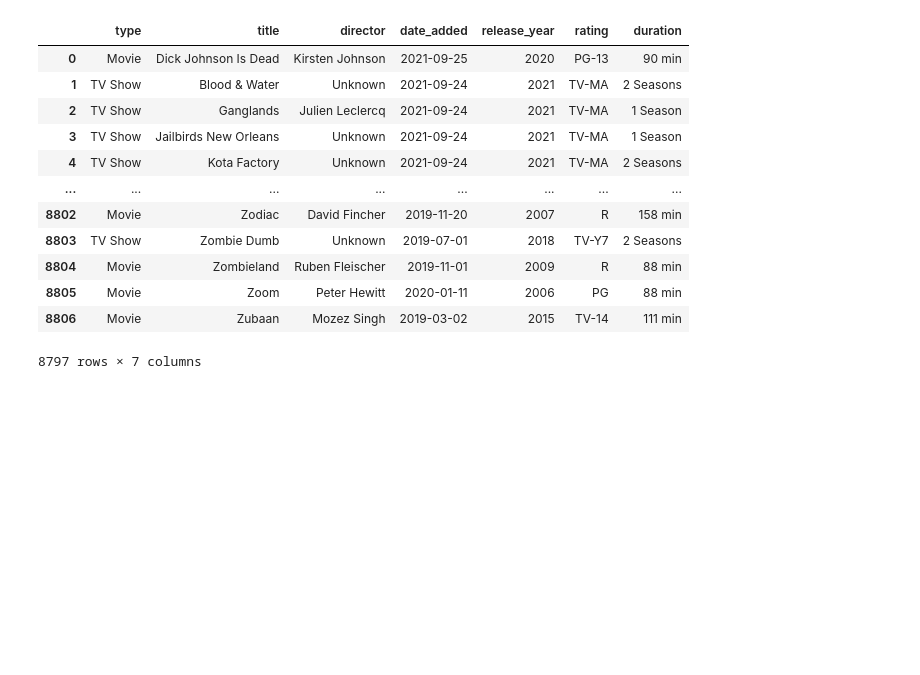
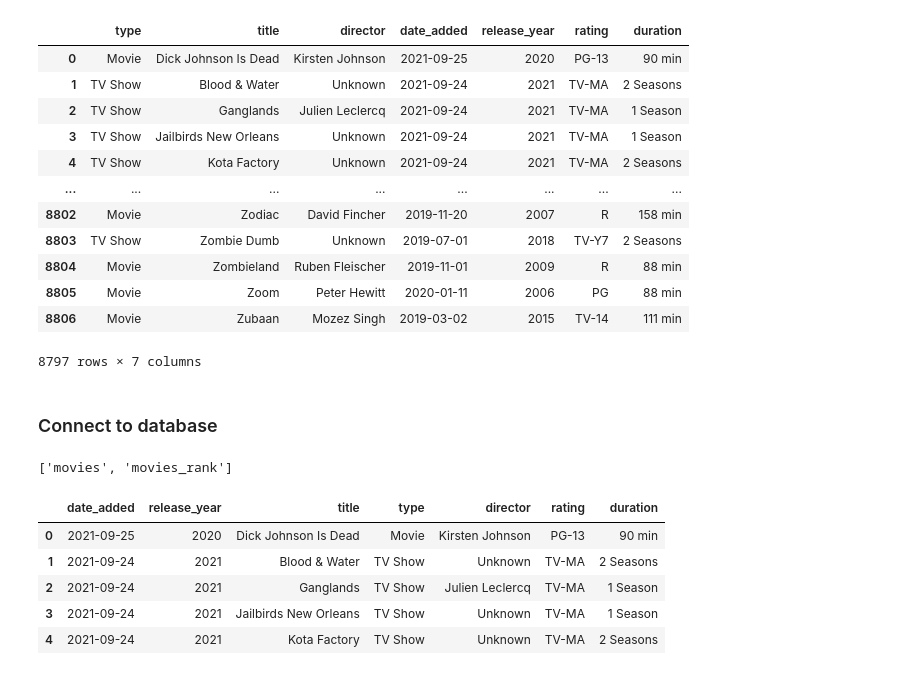
Before and after one commit to Tristancarlisle/ETL-Project, a Jupyter notebook: Project.ipynb, the cells around one changed output. Cells and saved outputs as stored; diff of their text form; code cells hidden in the pictures; blank space fills up the shorter version.

Commit message:
loaded dataframe to database

```diff
--- a/Project.ipynb
+++ b/Project.ipynb
@@ -142,3 +142,16 @@ See the caveats in the documentation: https://pandas.pydata.org/pandas-docs/stab
 | 8805 | Movie | Zoom | Peter Hewitt | 2020-01-11 | 2006 | PG | 88 min |
 | 8806 | Movie | Zubaan | Mozez Singh | 2019-03-02 | 2015 | TV-14 | 111 min |
 8797 rows × 7 columns
+# %% [markdown]
+### Connect to database
+# %%
+rds_connection_string = "postgres:P0stgres@localhost:5432/ETL_db"
+engine = create_engine(f'postgresql://{rds_connection_string}')
+# %%
+# Create the inspector and connect it to the engine
+inspector = inspect(engine)
+
+# Collect the names of tables within the database
+inspector.get_table_names()
+# %% [output]
+['movies', 'movies_rank']
@@ -144,0 +163,10 @@ See the caveats in the documentation: https://pandas.pydata.org/pandas-docs/stab
+# %%
+#Confirm data has been added by querying the movies table
+pd.read_sql_query('select * from movies', con=engine).head()
+# %% [output]
+|  | date_added | release_year | title | type | director | rating | duration |
+| 0 | 2021-09-25 | 2020 | Dick Johnson Is Dead | Movie | Kirsten Johnson | PG-13 | 90 min |
+| 1 | 2021-09-24 | 2021 | Blood & Water | TV Show | Unknown | TV-MA | 2 Seasons |
+| 2 | 2021-09-24 | 2021 | Ganglands | TV Show | Julien Leclercq | TV-MA | 1 Season |
+| 3 | 2021-09-24 | 2021 | Jailbirds New Orleans | TV Show | Unknown | TV-MA | 1 Season |
+| 4 | 2021-09-24 | 2021 | Kota Factory | TV Show | Unknown | TV-MA | 2 Seasons |
```
Also changed, not shown: parts of 4 cells of this notebook.
